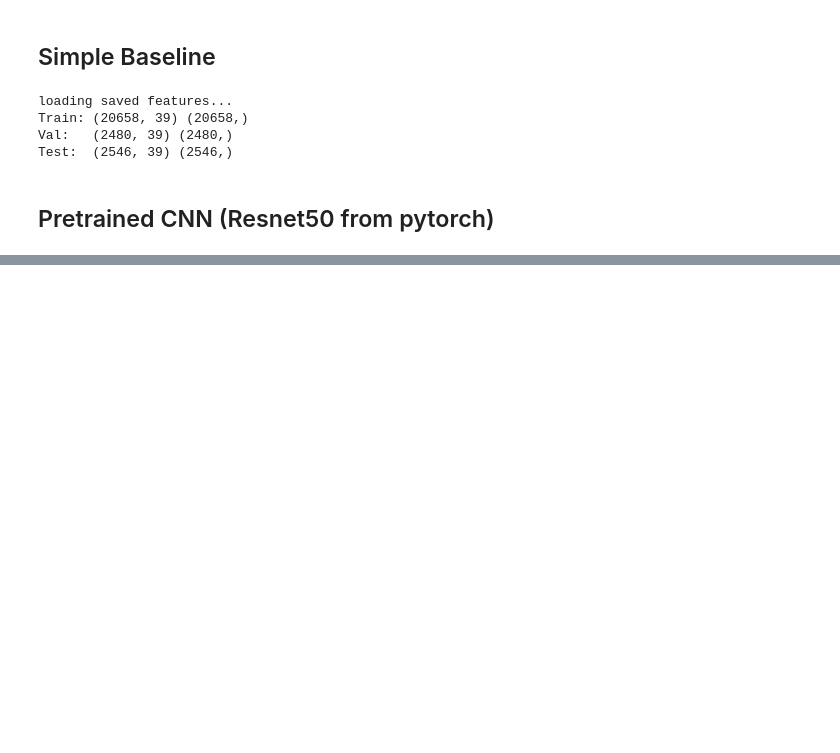
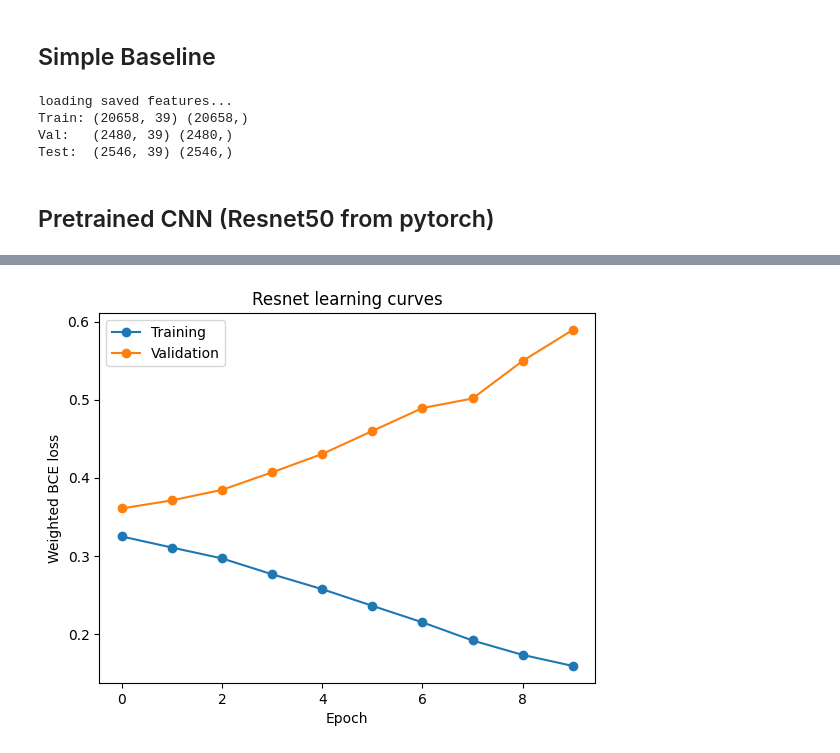
Before and after one commit to faizr206/Assignment1_MedicalImaging, a Jupyter notebook: Assignment1_Faiz.ipynb, the cells around one changed output, grey strips where cells are left out. Cells and saved outputs as stored; diff of their text form; code cells hidden in the pictures; blank space fills up the shorter version.

```diff
--- a/Assignment1_Faiz.ipynb
+++ b/Assignment1_Faiz.ipynb
@@ -400,9 +403,14 @@ class DICOM_dataset(Dataset):
 # %%
 # training only augmentation
 import torchvision.transforms as T
+from torchvision.transforms import InterpolationMode
 
-all_transform = T.Compose([
-    T.Resize((224, 224)),
+eval_transform = T.Compose([
+    T.Resize(
+        (224, 224),
+        interpolation=InterpolationMode.BILINEAR,
+        antialias=True
+    ),
     T.Normalize(
         mean=[0.485, 0.456, 0.406], # given by the imagenet dataset
         std=[0.229, 0.224, 0.225]
@@ -410,8 +418,12 @@ all_transform = T.Compose([
 ])
 
 train_transform = T.Compose([
-    T.Resize((224, 224)),
-    T.RandomRotation(degrees=7),
+    T.Resize(
+        (224, 224),
+        interpolation=InterpolationMode.BILINEAR,
+        antialias=True
+    ),
+    T.RandomRotation(degrees=7, interpolation=InterpolationMode.BILINEAR,),
     T.RandomAffine(
         degrees=0,
         translate=(0.03, 0.03),
@@ -430,28 +442,34 @@ train_transform = T.Compose([
 ])
 # %%
 train_dataset = DICOM_dataset(train_df, "File Path", "Target", transform=train_transform)
-val_dataset = DICOM_dataset(val_df, "File Path", "Target", transform=all_transform)
-test_dataset = DICOM_dataset(test_df, "File Path", "Target", transform=all_transform)
+val_dataset = DICOM_dataset(val_df, "File Path", "Target", transform=eval_transform)
+test_dataset = DICOM_dataset(test_df, "File Path", "Target", transform=eval_transform)
 
 train_loader = DataLoader(
     train_dataset,
     batch_size=BATCH_SIZE,
     shuffle=True,
-    num_workers=0
+    num_workers=NUM_WORKERS,
+    pin_memory=True,
+    persistent_workers=True
 )
 
 val_loader = DataLoader(
     val_dataset,
     batch_size=BATCH_SIZE,
     shuffle=False,
-    num_workers=0
+    num_workers=NUM_WORKERS,
+    pin_memory=True,
+    persistent_workers=True
 )
 
 test_loader = DataLoader(
     test_dataset,
     batch_size=BATCH_SIZE,
     shuffle=False,
-    num_workers=0
+    num_workers=NUM_WORKERS,
+    pin_memory=True,
+    persistent_workers=True
 )
 # %%
 # example of train data with and without transform
@@ -632,8 +650,8 @@ Test:  (2546, 39) (2546,)
 import torch.nn as nn
 from torchvision import models
 
-resnet_model = models.resnet18(
-    weights=models.ResNet18_Weights.IMAGENET1K_V1
+resnet_model = models.resnet50(
+    weights='IMAGENET1K_V2'
 )
 
 # freeze everything
@@ -672,7 +690,8 @@ def run_epoch(model, loader, criterion, optimizer=None):
     total_loss = 0.0
 
     for x, y in loader:
-        x, y = x.to(DEVICE), y.to(DEVICE).float().reshape(-1)
+        x = x.to(DEVICE, non_blocking=True)
+        y = y.to(DEVICE, non_blocking=True).float().reshape(-1)
         if training:
             optimizer.zero_grad()
         logits = model(x).reshape(-1)
@@ -711,7 +730,7 @@ def train_model(model, epochs, learning_rate, weight_decay, checkpoint_path="bes
 
             print("Save best model, ", end='')
 
-        print(f"Epoch {epoch + 1}: train={train_loss:.4f}, validation={validation_loss:.4f}")
+        print(f"Epoch {epoch + 1}: train loss={train_loss:.4f}, validation loss={validation_loss:.4f}")
 
     model.load_state_dict(torch.load(checkpoint_path, map_location=DEVICE))
 
@@ -719,7 +738,7 @@ def train_model(model, epochs, learning_rate, weight_decay, checkpoint_path="bes
 
     return history
 # %%
-temp_history = train_model(resnet_model, epochs=10, learning_rate=1e-3, weight_decay=1e-4)
+temp_history = train_model(resnet_model, epochs=10, learning_rate=1e-4, weight_decay=1e-4, checkpoint_path='model_weight/best_model.pth')
 
 plt.plot(temp_history["train"], marker="o", label="Training")
 plt.plot(temp_history["validation"], marker="o", label="Validation")
@@ -732,0 +762 @@ KeyboardInterrupt:
+[figure, added]
```
Also changed, not shown: parts of 8 cells of this notebook, 1 other file.
